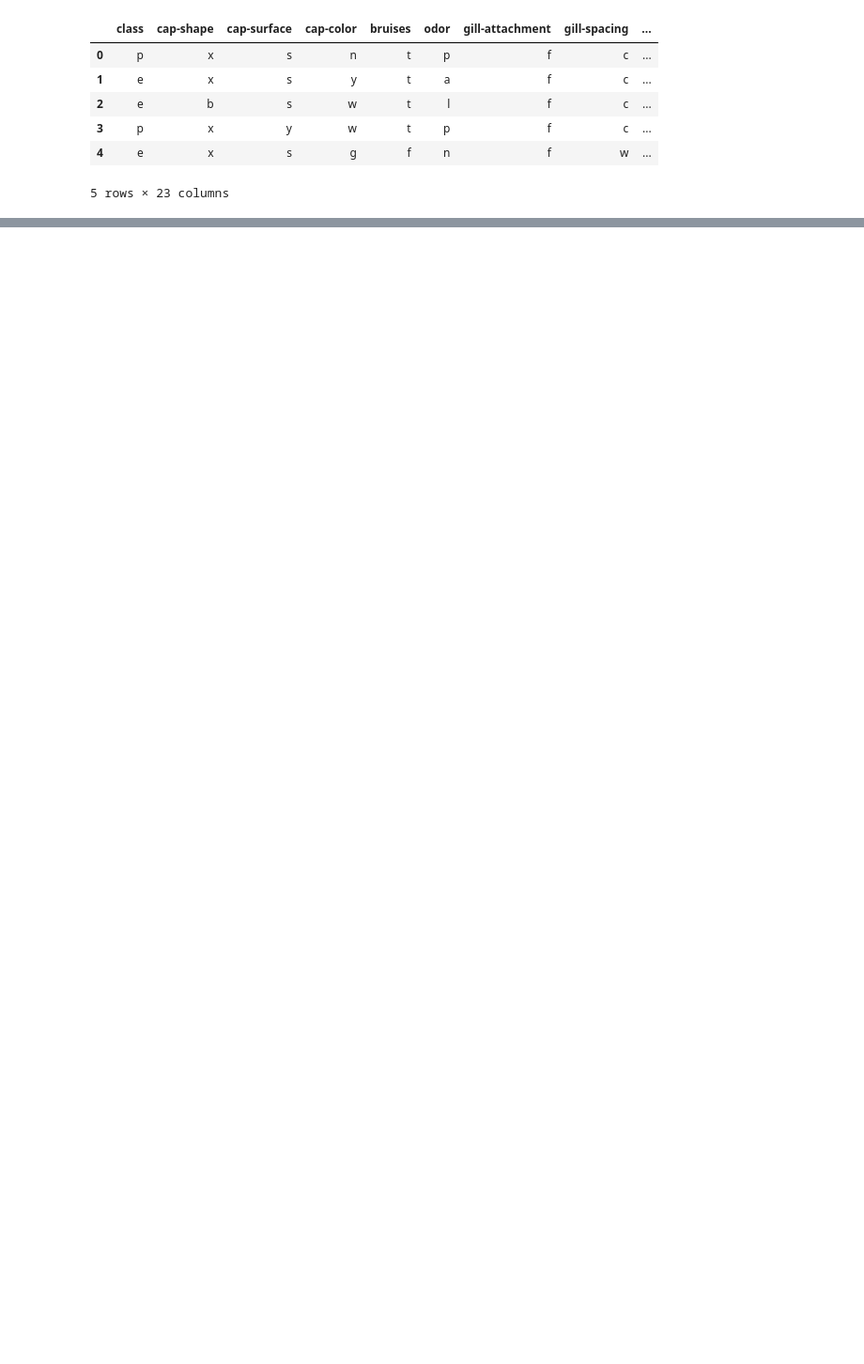
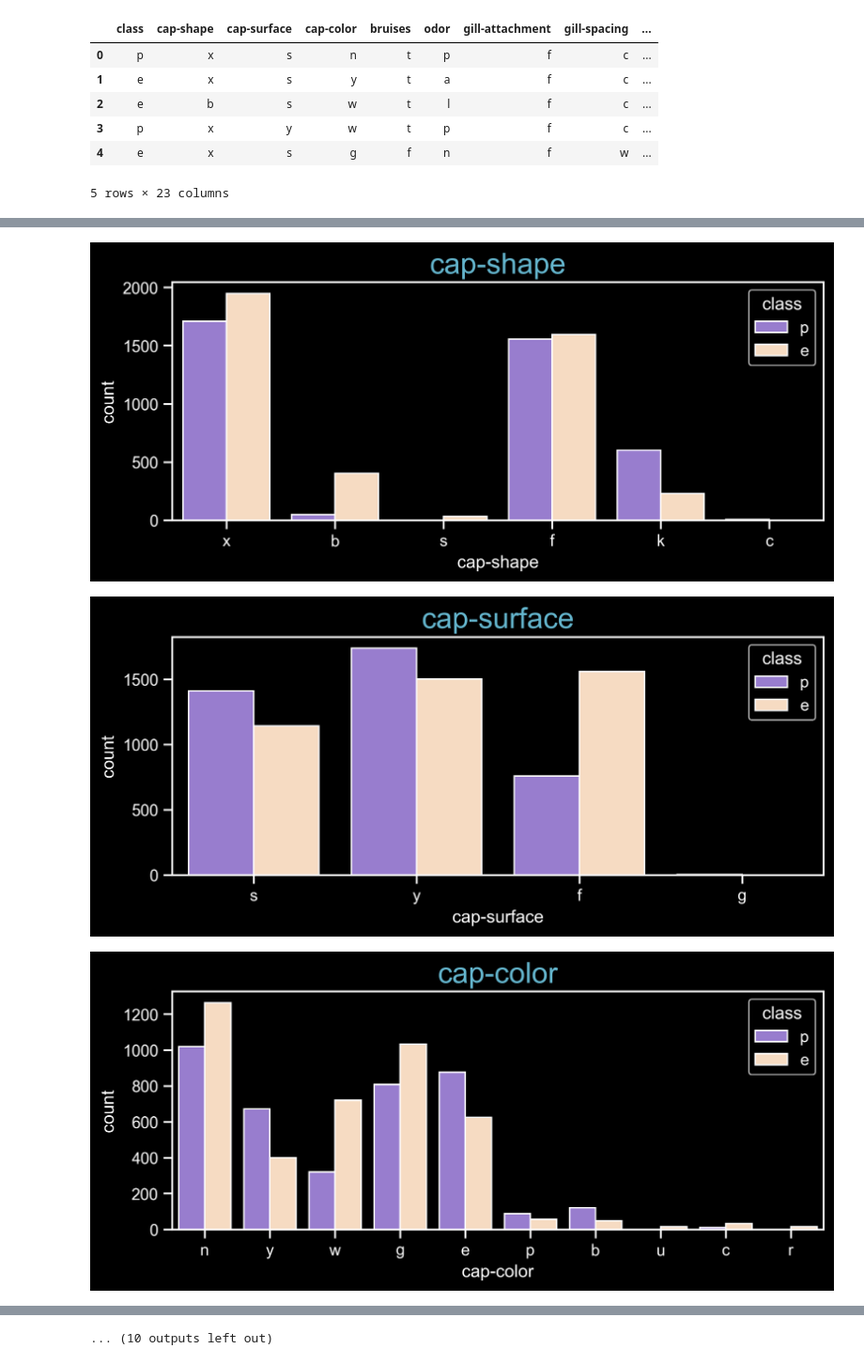
Before and after one commit to BorisRendon/Mushrooms-predictor, a Jupyter notebook: Mushroom_predictor.ipynb, the cells around one changed output, grey strips where cells are left out. Shown at 94% size. Drawn from its saved outputs; the diff is of its cells as text; code cells hidden in the pictures; blank space fills up the shorter version.

```diff
--- a/Mushroom_predictor.ipynb
+++ b/Mushroom_predictor.ipynb
@@ -3,3 +50,3 @@ import pandas as pd
 # %%
-df = pd.read_csv('mushrooms.csv')
+mushrooms = pd.read_csv('mushrooms.csv')
 # %%
@@ -14,0 +163,17 @@ df.head()
+# %%
+features = ['cap-shape', 'cap-surface', 'cap-color', 'bruises', 'odor',
+       'gill-attachment', 'gill-spacing', 'gill-size', 'gill-color',
+       'stalk-shape', 'stalk-root', 'stalk-surface-above-ring',
+       'stalk-surface-below-ring', 'stalk-color-above-ring',
+       'stalk-color-below-ring', 'veil-type', 'veil-color', 'ring-number',
+       'ring-type', 'spore-print-color', 'population', 'habitat']
+
+for feature in features:
+    plt.figure(figsize=(8,3))
+
+    sn.countplot(x = mushrooms[feature],data = mushrooms, hue = 'class', palette=('mediumpurple','peachpuff'))
+    plt.title(feature,fontsize=20,color='c')
+# %% [output]
+[figure, added]
+[figure, added]
+[figure, added]
@@ -14,0 +189 @@ df.head()
+... (10 outputs left out)
```
Also changed, not shown: parts of 62 cells of this notebook, 6 other files.
